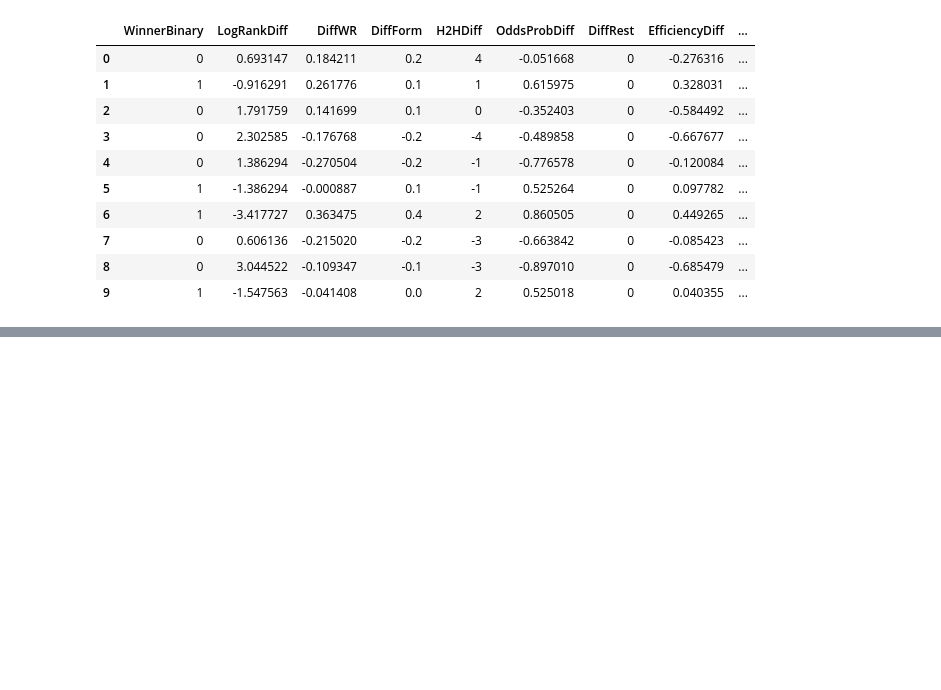
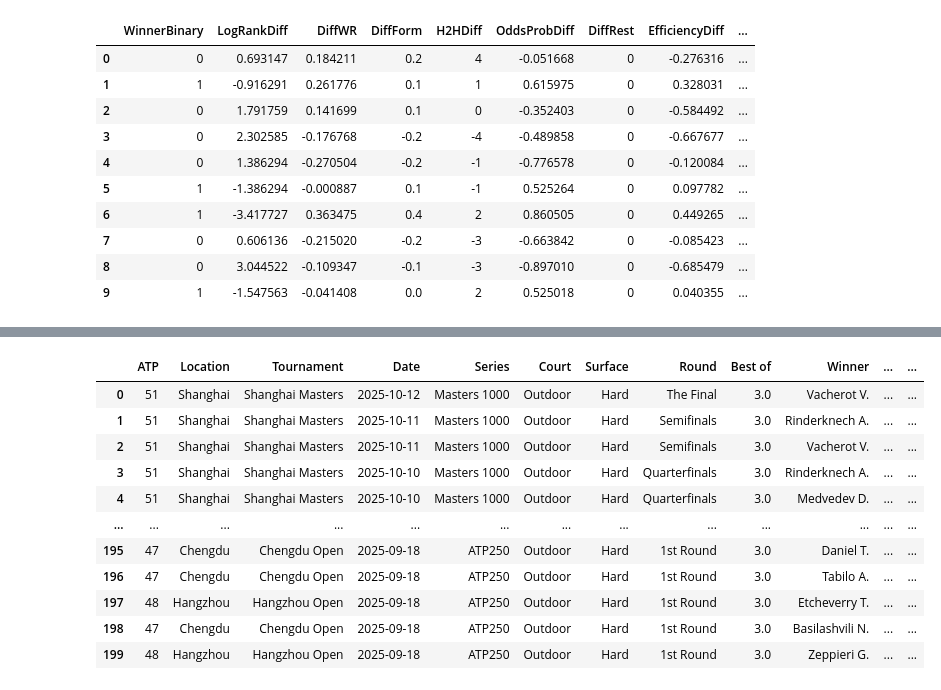
Before and after one commit to ikerUdG/Me-vs.-IBM, a Jupyter notebook: data_cleaner.ipynb, the cells around one changed output, grey strips where cells are left out. Cells and saved outputs as stored; diff of their text form; code cells hidden in the pictures; blank space fills up the shorter version.

```diff
--- a/data_cleaner.ipynb
+++ b/data_cleaner.ipynb
@@ -310,0 +315,88 @@ df_grass.to_csv('wimbeldon_dataset.csv', index=False)
+# %%
+df_all = df.copy()
+print(f"Partits trobats: {len(df_all)}")
+
+# IMPORTANT: El dataset està ordenat amb el partit més recent primer
+# Necessitem processar des de el més antic al més recent per calcular correctament
+# Guardar índex original per restaurar l'ordre després
+df_all['_original_index'] = df_all.index
+# Ordenar per data ascendent (més antic primer) per processar cronològicament
+df_all = df_all.sort_values('Date', ascending=True).reset_index(drop=True)
+
+df_all['RankA'] = pd.to_numeric(df_all['RankA'], errors='coerce').fillna(9999)
+df_all['RankB'] = pd.to_numeric(df_all['RankB'], errors='coerce').fillna(9999)
+
+wins = defaultdict(int)
+losses = defaultdict(int)
+form10 = defaultdict(lambda: [])
+last_match_date = {}
+
+df_all = df_all.copy()
+df_all['WinRateA_cum'] = 0.5
+df_all['WinRateB_cum'] = 0.5
+df_all['Form10A'] = 0.5
+df_all['Form10B'] = 0.5
+df_all['RestDaysA'] = 7
+df_all['RestDaysB'] = 7
+
+for idx, row in df_all.iterrows():
+    a, b = row['PlayerA'], row['PlayerB']
+    date = row['Date']
+
+    # --- Winrate acumulat en herva finst aquest moment ---
+    total_a = wins[a] + losses[a]
+    total_b = wins[b] + losses[b]
+    df_all.at[idx, 'WinRateA_cum'] = wins[a] / total_a if total_a > 0 else 0.5
+    df_all.at[idx, 'WinRateB_cum'] = wins[b] / total_b if total_b > 0 else 0.5
+
+    # --- Forma recent (últims 10 partits) ---
+    df_all.at[idx, 'Form10A'] = np.mean(form10[a][-10:]) if form10[a] else 0.5
+    df_all.at[idx, 'Form10B'] = np.mean(form10[b][-10:]) if form10[b] else 0.5
+
+    # --- Díes de descans ---
+    last_a = last_match_date.get(a, date - pd.Timedelta(days=30))
+    last_b = last_match_date.get(b, date - pd.Timedelta(days=30))
+    df_all.at[idx, 'RestDaysA'] = (date - last_a).days
+    df_all.at[idx, 'RestDaysB'] = (date - last_b).days
+
+    # --- ACTUALIZAR després del partit ---
+    if row['WinnerBinary'] == 1:  # guanya A
+        wins[a] += 1
+        losses[b] += 1
+        form10[a].append(1)
+        form10[b].append(0)
+    else:
+        wins[b] += 1
+        losses[a] += 1
+        form10[b].append(1)
+        form10[a].append(0)
+
+    form10[a] = form10[a][-10:]
+    form10[b] = form10[b][-10:]
+
+    # Actualitzem ultima data
+    last_match_date[a] = date
+    last_match_date[b] = date
+
+# Restaurar el orden original (més recent primer)
+df_all = df_all.sort_values('_original_index', ascending=True).reset_index(drop=True)
+df_all.drop('_original_index', axis=1, inplace=True)
+
+df_all['DiffWR'] = df_all['WinRateA_cum'] - df_all['WinRateB_cum']
+df_all['DiffForm'] = df_all['Form10A'] - df_all['Form10B']
+df_all['DiffRest'] = df_all['RestDaysA'] - df_all['RestDaysB']
+df_all['LogRankDiff'] = np.log(df_all['RankA'].clip(1)) - np.log(df_all['RankB'].clip(1))
+df_all['RankDiff'] = df_all['RankA'] - df_all['RankB']
+df_all['H2HDiff'] = df_all['H2H_A_wins'] - df_all['H2H_B_wins']
+
+df_all['ProbA_odds'] = 1 / df_all['MaxOddsPlayerA'].replace([np.inf, -np.inf], np.nan).fillna(3.0)
+df_all['ProbB_odds'] = 1 / df_all['MaxOddsPlayerB'].replace([np.inf, -np.inf], np.nan).fillna(3.0)
+df_all['OddsProbDiff'] = df_all['ProbA_odds'] - df_all['ProbB_odds']
+
+df_all['WinRateA_x_Rank'] = df_all['WinRateA_cum'] / df_all['RankA'].clip(1, 1000)
+df_all['WinRateB_x_Rank'] = df_all['WinRateB_cum'] / df_all['RankB'].clip(1, 1000)
+df_all['EfficiencyDiff']  = df_all['WinRateA_x_Rank'] - df_all['WinRateB_x_Rank']
+
+
+df_all.head(200)
+# %% [output]
@@ -310,0 +404,12 @@ df_grass.to_csv('wimbeldon_dataset.csv', index=False)
+|  | ATP | Location | Tournament | Date | Series | Court | Surface | Round | Best of | Winner | ... | ... |
+| 0 | 51 | Shanghai | Shanghai Masters | 2025-10-12 | Masters 1000 | Outdoor | Hard | The Final | 3.0 | Vacherot V. | ... | ... |
+| 1 | 51 | Shanghai | Shanghai Masters | 2025-10-11 | Masters 1000 | Outdoor | Hard | Semifinals | 3.0 | Rinderknech A. | ... | ... |
+| 2 | 51 | Shanghai | Shanghai Masters | 2025-10-11 | Masters 1000 | Outdoor | Hard | Semifinals | 3.0 | Vacherot V. | ... | ... |
+| 3 | 51 | Shanghai | Shanghai Masters | 2025-10-10 | Masters 1000 | Outdoor | Hard | Quarterfinals | 3.0 | Rinderknech A. | ... | ... |
+| 4 | 51 | Shanghai | Shanghai Masters | 2025-10-10 | Masters 1000 | Outdoor | Hard | Quarterfinals | 3.0 | Medvedev D. | ... | ... |
+| ... | ... | ... | ... | ... | ... | ... | ... | ... | ... | ... | ... | ... |
+| 195 | 47 | Chengdu | Chengdu Open | 2025-09-18 | ATP250 | Outdoor | Hard | 1st Round | 3.0 | Daniel T. | ... | ... |
+| 196 | 47 | Chengdu | Chengdu Open | 2025-09-18 | ATP250 | Outdoor | Hard | 1st Round | 3.0 | Tabilo A. | ... | ... |
+| 197 | 48 | Hangzhou | Hangzhou Open | 2025-09-18 | ATP250 | Outdoor | Hard | 1st Round | 3.0 | Etcheverry T. | ... | ... |
+| 198 | 47 | Chengdu | Chengdu Open | 2025-09-18 | ATP250 | Outdoor | Hard | 1st Round | 3.0 | Basilashvili N. | ... | ... |
+| 199 | 48 | Hangzhou | Hangzhou Open | 2025-09-18 | ATP250 | Outdoor | Hard | 1st Round | 3.0 | Zeppieri G. | ... | ... |
```
Also changed, not shown: parts of 8 cells of this notebook, 6 other files.
